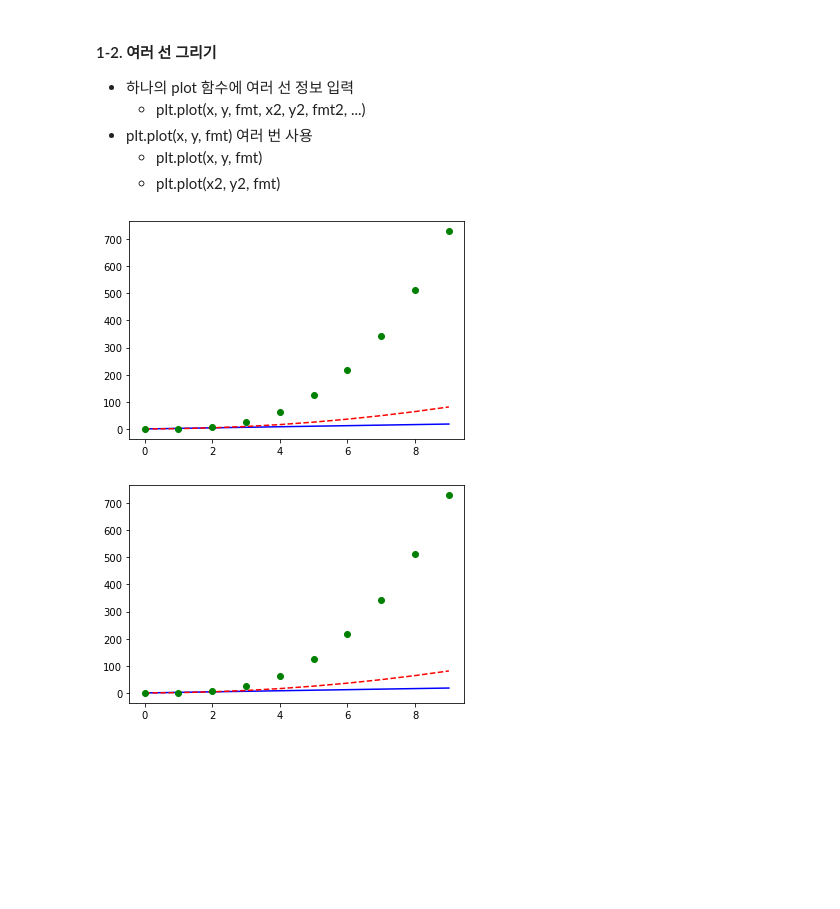
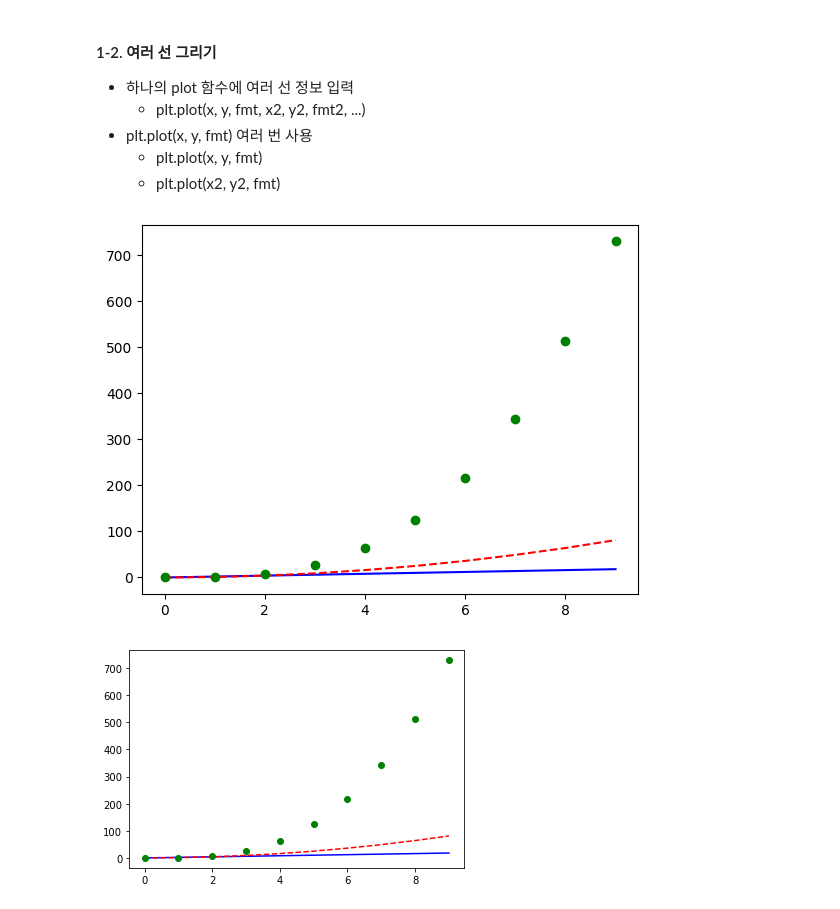
Before and after one commit to blacbakery/py_worksapce, a Jupyter notebook: 강의 노트/04_Visualization/Data_visualization_LAB.ipynb, the cells around one changed output. Cells and saved outputs as stored; diff of their text form; code cells hidden in the pictures; blank space fills up the shorter version.

```diff
--- a/강의 노트/04_Visualization/Data_visualization_LAB.ipynb
+++ b/강의 노트/04_Visualization/Data_visualization_LAB.ipynb
@@ -83,13 +84,15 @@ plt.show()
 # %%
 # plt.plot(x, y, fmt, x2, y2, fmt2, ...) 을 사용하여 여러 선 그리기
 # y => x*2, x**2, x**3
 # fmt : 'b-', 'gr--', 'go' 사용
 
 x = np.arange(10)
-
+plt.plot(x, x*2, 'b-')
+plt.plot(x, x**2, 'r--')
+plt.plot(x, x**3, 'go')
 plt.show()
 # %% [output]
-[figure, old version]
+[figure, new version]
 # %%
 # plt.plot(x, y, fmt)을 여러 번 사용하여 여러 선 그리기
 # y => x*2, x**2, x**3
```
Also changed, not shown: parts of 37 cells of this notebook, 6 other files.
